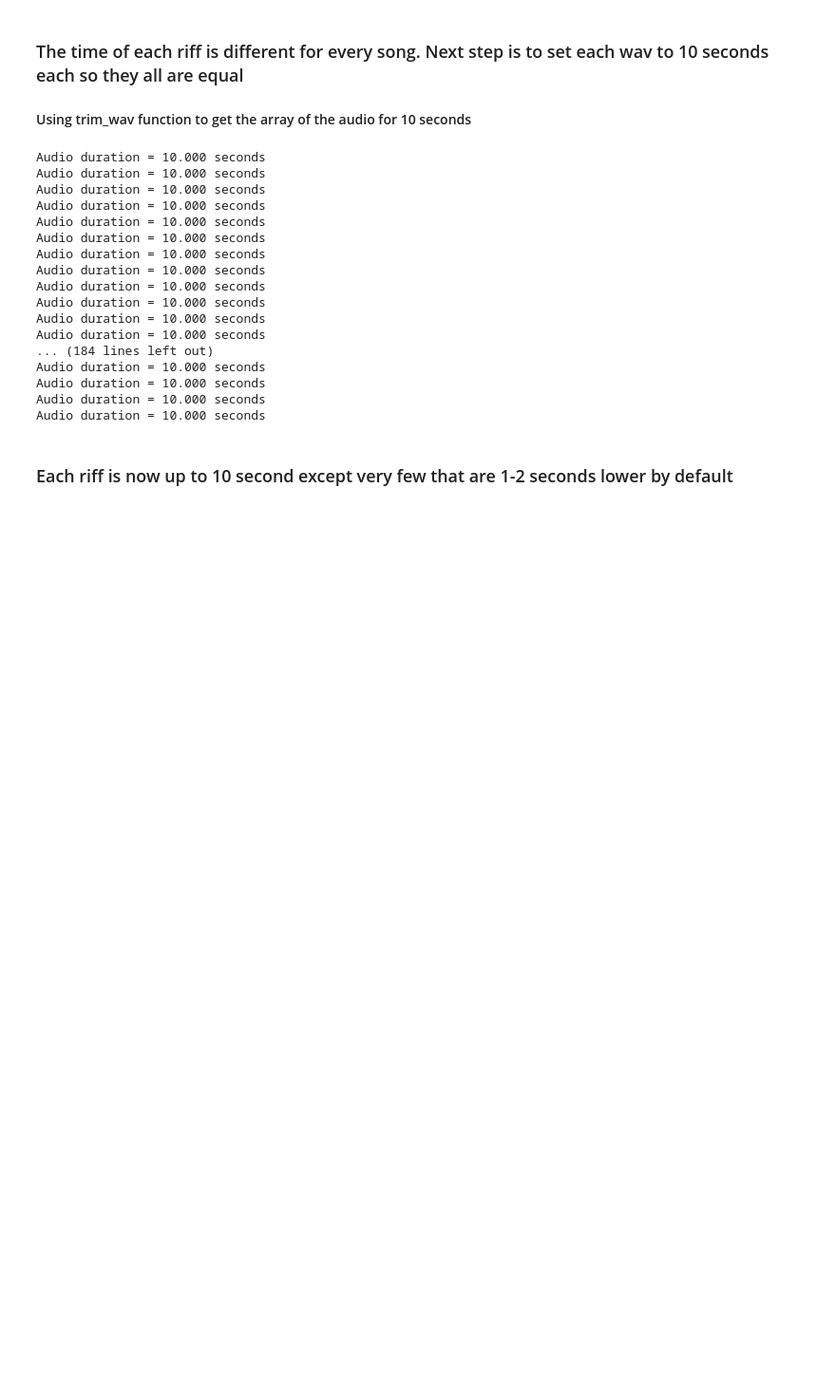
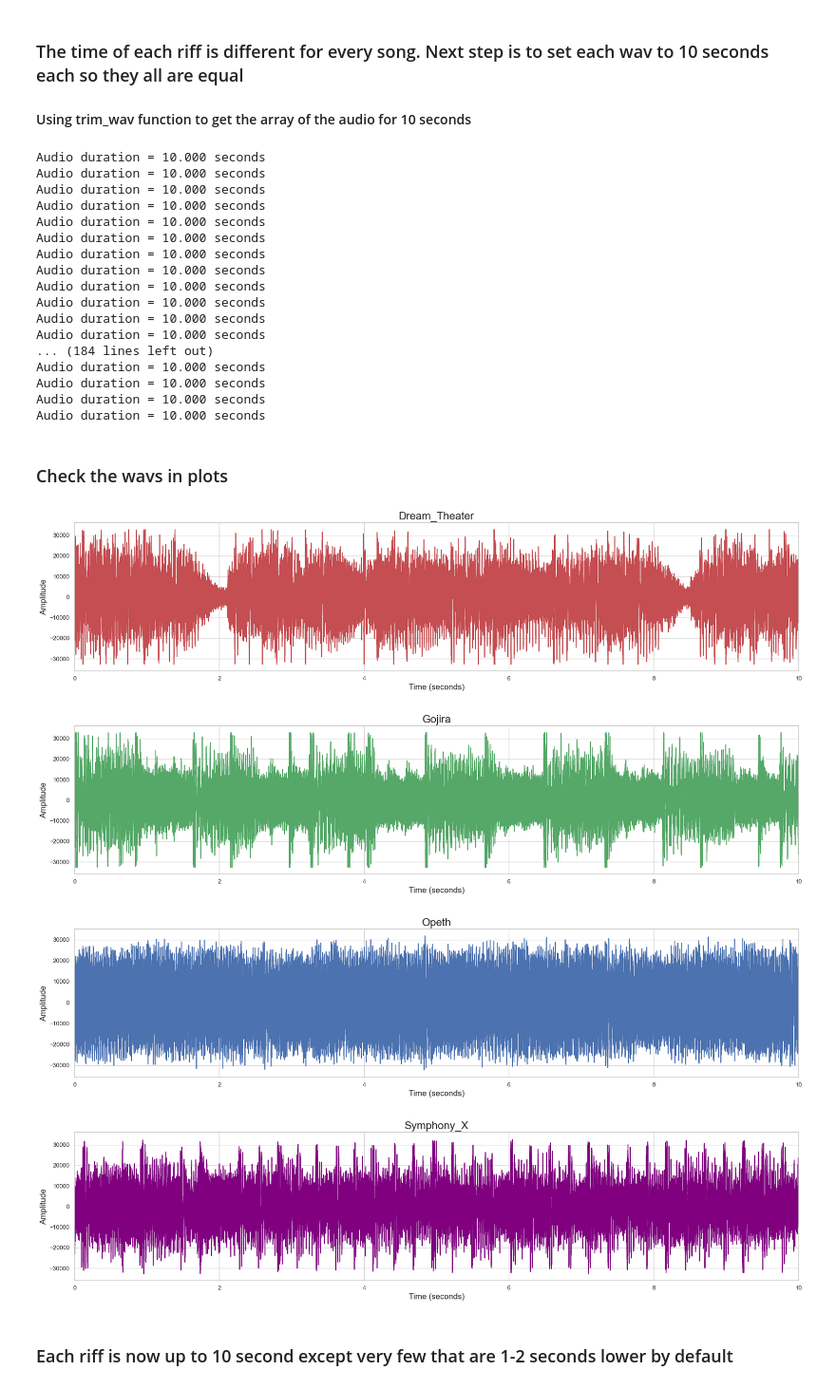
Before and after one commit to johnsaveus/Prog_Metal_Classification, a Jupyter notebook: src/Feature_extraction.ipynb, the cells around one changed output. Shown: that part at 95% size. Drawn from its saved outputs; the diff is of its cells as text; code cells hidden in the pictures; blank space fills up the shorter version.

```diff
--- a/src/Feature_extraction.ipynb
+++ b/src/Feature_extraction.ipynb
@@ -140,6 +140,25 @@ Audio duration = 10.000 seconds
 Audio duration = 10.000 seconds
 Audio duration = 10.000 seconds
 Audio duration = 10.000 seconds
+# %% [markdown]
+### Check the wavs in plots
+# %%
+band_0 = wavs[0]
+band_1 = wavs[52]
+band_2 = wavs[101]
+band_3 = wavs[151]
+
+from plots import plot_wav
+
+plot_wav(band_0,'Dream_Theater',color='r')
+plot_wav(band_1,'Gojira',color='g')
+plot_wav(band_2,'Opeth',color='b')
+plot_wav(band_3,'Symphony_X',color='purple')
+# %% [output]
+[figure, added]
+[figure, added]
+[figure, added]
+[figure, added]
 # %% [markdown]
 ### Each riff is now up to 10 second except very few that are 1-2 seconds lower by default
 # %% [markdown]
```
Also changed, not shown: 3 other files.
